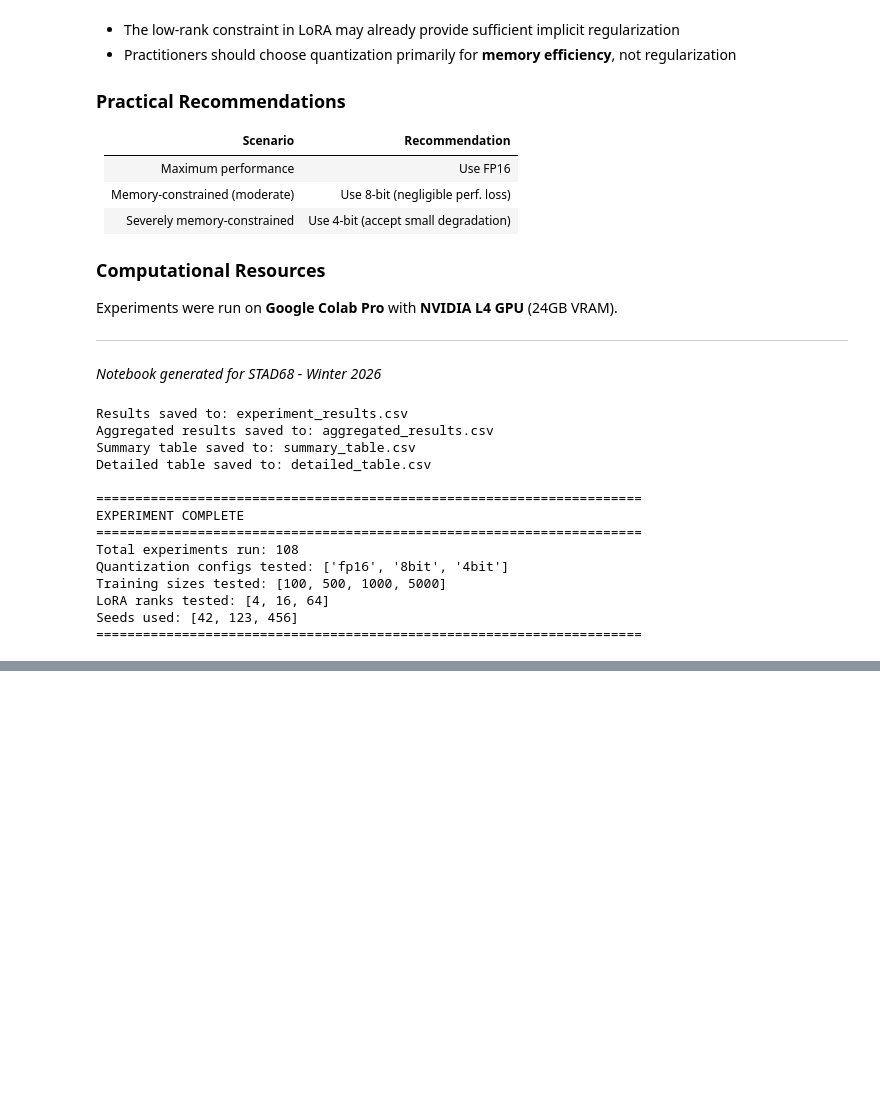
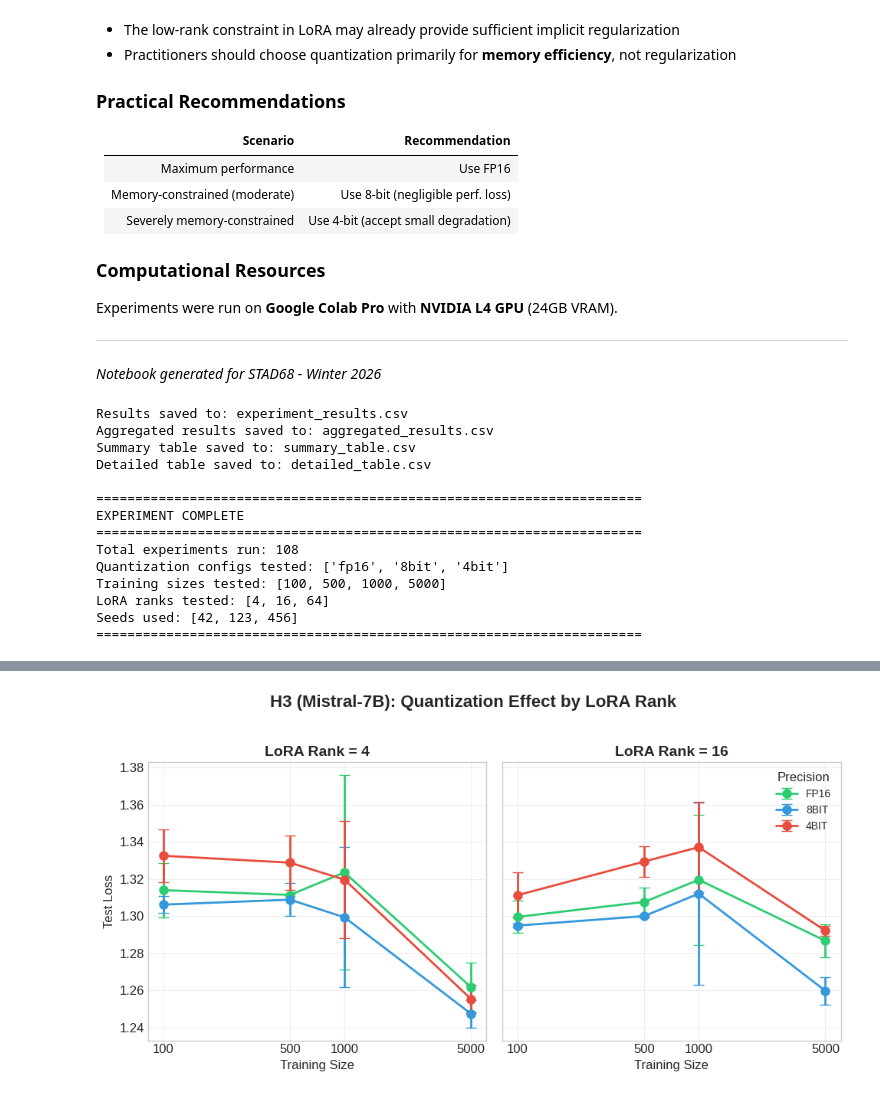
Before and after one commit to Armaan204/quantization-regularization-lora, a Jupyter notebook: notebooks/analysis.ipynb, the cells around one changed output, grey strips where cells are left out. Drawn from its saved outputs; the diff is of its cells as text; code cells hidden in the pictures; blank space fills up the shorter version.

```diff
--- a/notebooks/analysis.ipynb
+++ b/notebooks/analysis.ipynb
@@ -2700,0 +3299,84 @@ Seeds used: [42, 123, 456]
+# %%
+# ============================================================================
+# MISTRAL-7B -- H3: RANK x QUANTIZATION INTERACTION
+# ============================================================================
+
+def plot_h3_rank_quantization_interaction_7b(df):
+    # H3 for Mistral-7B: uses LORA_RANKS_7B instead of LORA_RANKS.
+    fig, axes = plt.subplots(1, len(LORA_RANKS_7B),
+                             figsize=(5 * len(LORA_RANKS_7B), 5), sharey=True)
+    if len(LORA_RANKS_7B) == 1:
+        axes = [axes]
+
+    colors = {'fp16': '#2ecc71', '8bit': '#3498db', '4bit': '#e74c3c'}
+
+    for idx, rank in enumerate(LORA_RANKS_7B):
+        ax = axes[idx]
+        subset = df[df['lora_rank'] == rank]
+
+        for quant_type in QUANTIZATION_CONFIGS:
+            quant_subset = subset[subset['quant_type'] == quant_type]
+            grouped = quant_subset.groupby('train_size')['test_loss'].agg(['mean', 'std'])
+            ax.errorbar(
+                grouped.index, grouped['mean'], yerr=grouped['std'],
+                label=quant_type.upper(), marker='o', color=colors[quant_type],
+                capsize=5, linewidth=2, markersize=8)
+
+        ax.set_xlabel('Training Size', fontsize=12)
+        ax.set_title(f'LoRA Rank = {rank}', fontsize=14, fontweight='bold')
+        ax.set_xscale('log')
+        ax.set_xticks(TRAIN_SIZES)
+        ax.set_xticklabels(TRAIN_SIZES)
+        ax.grid(True, alpha=0.3)
+        if idx == 0:
+            ax.set_ylabel('Test Loss', fontsize=12)
+        if idx == len(LORA_RANKS_7B) - 1:
+            ax.legend(title='Precision', fontsize=10)
+
+    fig.suptitle('H3 (Mistral-7B): Quantization Effect by LoRA Rank',
+                 fontsize=16, fontweight='bold', y=1.02)
+    plt.tight_layout()
+    plt.show()
+
+
+def analyze_h3_interaction_7b(df):
+    # Quantitative H3 analysis for Mistral-7B.
+    print("=" * 70)
+    print("H3 ANALYSIS (Mistral-7B): LoRA Rank x Quantization Interaction")
+    print("=" * 70)
+    print("\nHypothesis: Lower ranks amplify quantization's regularization effect")
+    print("Test: Compare (4-bit loss - FP16 loss) across ranks r=4 and r=16\n")
+
+    for train_size in TRAIN_SIZES:
+        print(f'--- Train Size: {train_size} ---')
+        subset = df[df['train_size'] == train_size]
+        for rank in LORA_RANKS_7B:
+            rank_subset = subset[subset['lora_rank'] == rank]
+            fp16_loss = rank_subset[rank_subset['quant_type'] == 'fp16']['test_loss'].mean()
+            bit4_loss = rank_subset[rank_subset['quant_type'] == '4bit']['test_loss'].mean()
+            delta = bit4_loss - fp16_loss
+            indicator = 'helps' if delta < 0 else 'hurts'
+            print(f'  r={rank:2d}: FP16={fp16_loss:.4f}, 4-bit={bit4_loss:.4f}, '
+                  f'delta={delta:+.4f} ({indicator})')
+        print()
+
+    deltas_by_rank = {}
+    for rank in LORA_RANKS_7B:
+        rank_subset = df[df['lora_rank'] == rank]
+        fp16_loss = rank_subset[rank_subset['quant_type'] == 'fp16']['test_loss'].mean()
+        bit4_loss = rank_subset[rank_subset['quant_type'] == '4bit']['test_loss'].mean()
+        deltas_by_rank[rank] = bit4_loss - fp16_loss
+
+    print("H3 Verdict:")
+    print(f"  Average 4-bit penalty by rank: {deltas_by_rank}")
+    if deltas_by_rank[min(LORA_RANKS_7B)] < deltas_by_rank[max(LORA_RANKS_7B)]:
+        print("  H3 SUPPORTED: Lower ranks reduce quantization penalty")
+    else:
+        print("  H3 NOT SUPPORTED: No clear rank-quantization interaction observed")
+    print("=" * 70)
+
+
+plot_h3_rank_quantization_interaction_7b(results_df_7b)
+analyze_h3_interaction_7b(results_df_7b)
+# %% [output]
+[figure, added]
```
Also changed, not shown: parts of 25 cells of this notebook.
